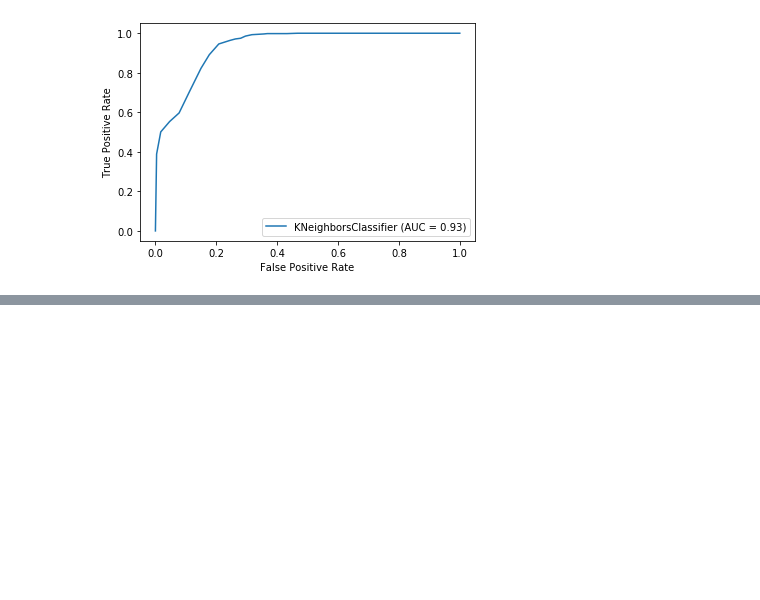
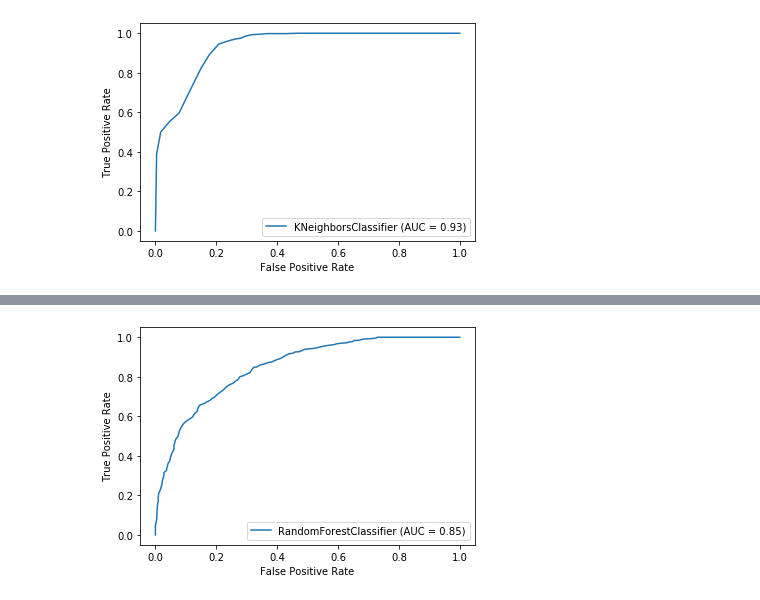
Before and after one commit to mledl/mupped-show-classification, a Jupyter notebook: SIM1/src/SIM1.ipynb, the cells around one changed output, grey strips where cells are left out. Drawn from its saved outputs; the diff is of its cells as text; code cells hidden in the pictures; blank space fills up the shorter version.

```diff
--- a/SIM1/src/SIM1.ipynb
+++ b/SIM1/src/SIM1.ipynb
@@ -207,0 +258,5 @@ plt.show()
+# %%
+plot_roc_curve(ws_rf_cls, x_validation_mfcc, y_validation_mfcc)
+plt.show()
+# %% [output]
+[figure, added]
```
Also changed, not shown: parts of 11 cells of this notebook, 1 other file.
